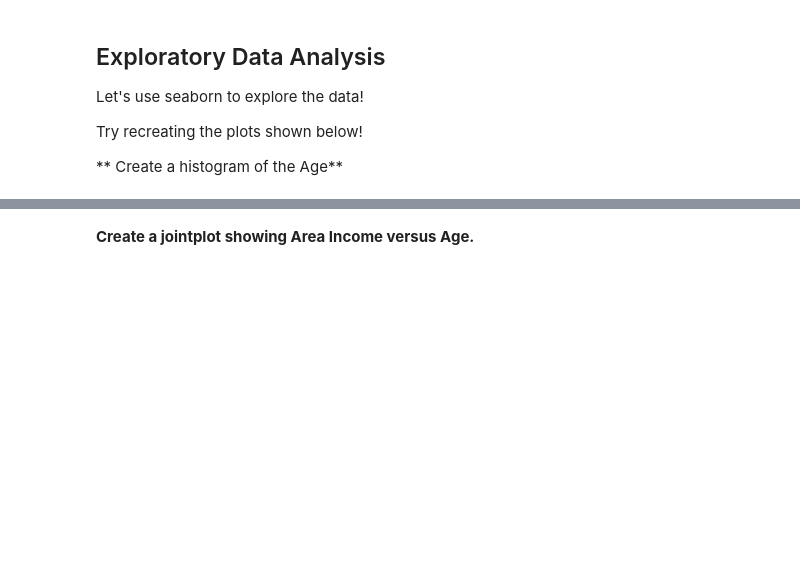
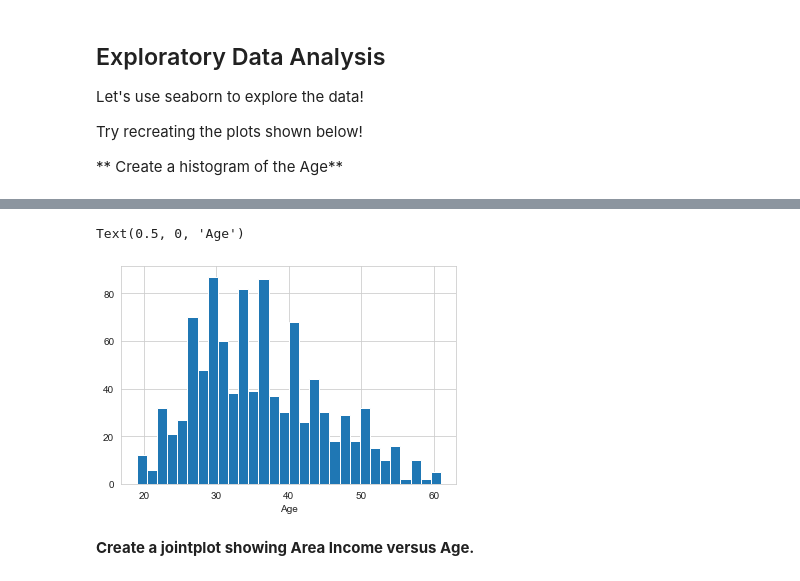
Before and after one commit to mahdis4092/Data-Science-Bootcamp, a Jupyter notebook: 12.Logistic regression/02-Logistic Regression Project.ipynb, the cells around one changed output, grey strips where cells are left out. Drawn from its saved outputs; the diff is of its cells as text; code cells hidden in the pictures; blank space fills up the shorter version.

```diff
--- a/12.Logistic regression/02-Logistic Regression Project.ipynb
+++ b/12.Logistic regression/02-Logistic Regression Project.ipynb
@@ -94,2 +90,9 @@ Try recreating the plots shown below!
+# %%
+sns.set_style('whitegrid')
+ad_data['Age'].hist(bins=30)
+plt.xlabel('Age')
+# %% [output]
+Text(0.5, 0, 'Age')
+[figure, added]
 # %% [markdown]
 **Create a jointplot showing Area Income versus Age.**
```
Also changed, not shown: parts of 9 cells of this notebook.
